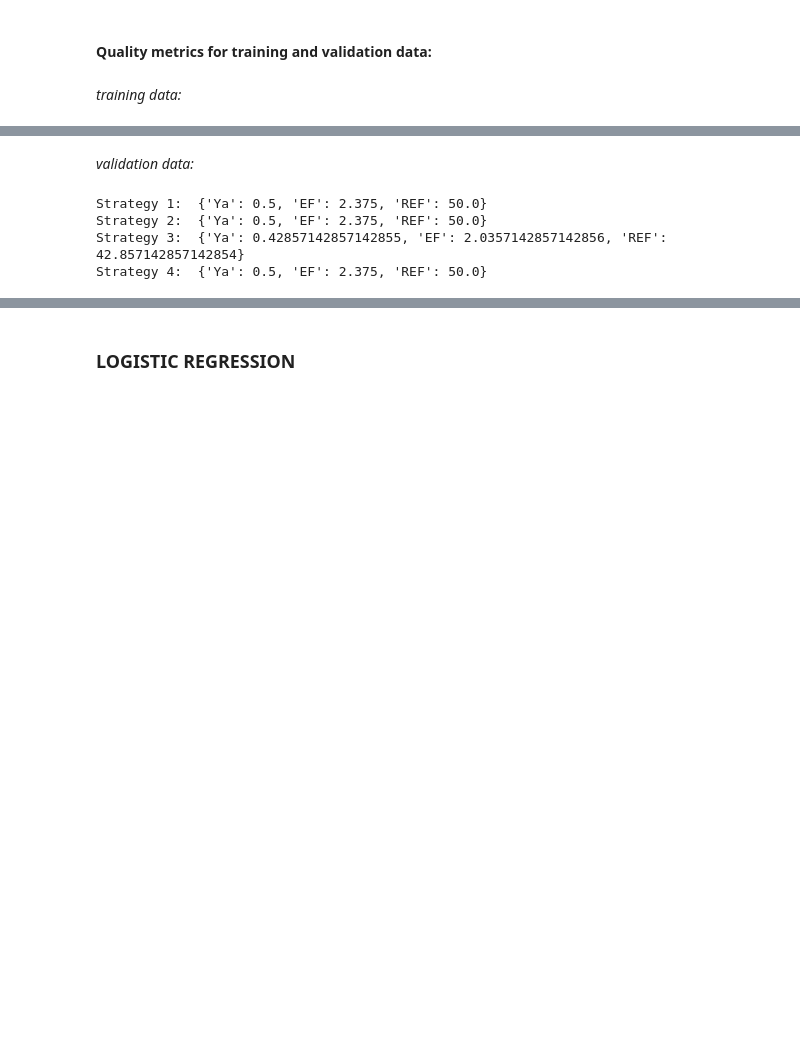
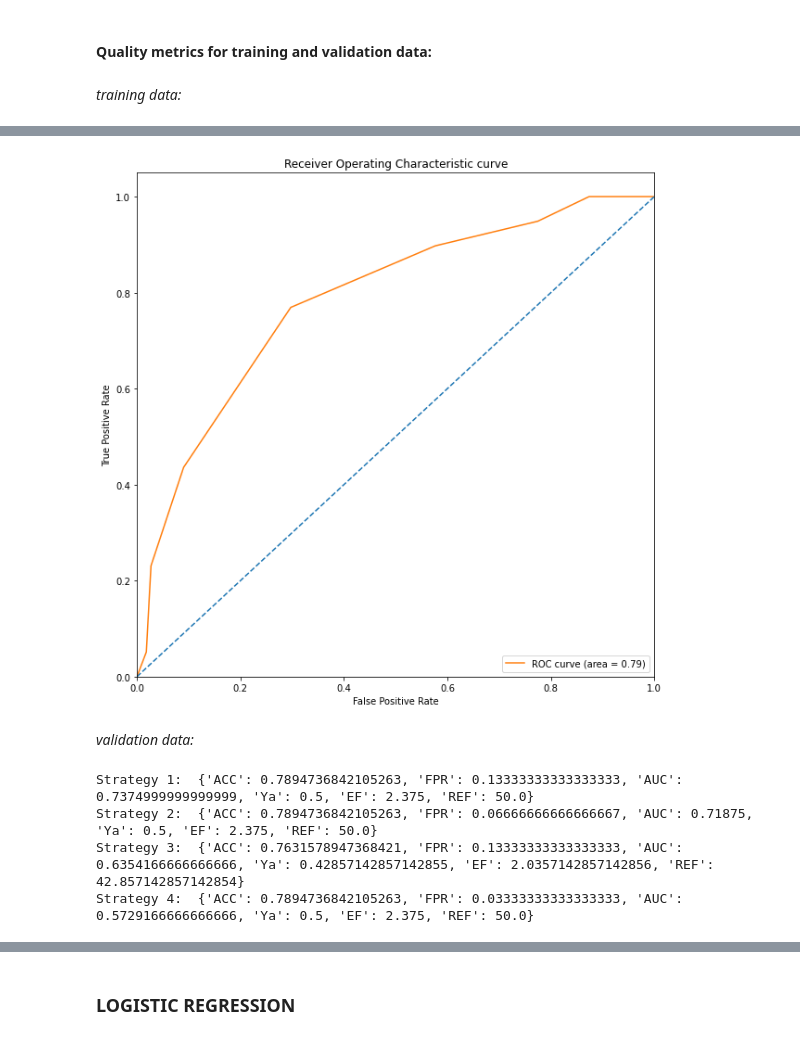
Before and after one commit to michabirklbauer/protein_docking, a Jupyter notebook: data/soluble_epoxide_hydrolase/scoring/scoring.ipynb, the cells around one changed output, grey strips where cells are left out. Drawn from its saved outputs; the diff is of its cells as text; code cells hidden in the pictures; blank space fills up the shorter version.

```diff
--- a/data/soluble_epoxide_hydrolase/scoring/scoring.ipynb
+++ b/data/soluble_epoxide_hydrolase/scoring/scoring.ipynb
@@ -281,18 +265,23 @@ Strategy 4:  {'Ya': 0.7272727272727273, 'EF': 2.797202797202797, 'REF': 72.72727
+# %%
+roc = get_metrics(train_result_strat1, 7)["ROC"]
+plot_ROC_curve(roc["fpr"], roc["tpr"], filename = "results/ROC_train_strat1.png");
+# %% [output]
+[figure, added]
 # %% [markdown]
 *validation data:*
 # %%
 print(
 "Strategy 1: ",
-get_metrics(val_result_strat1, 7),
+get_metrics(val_result_strat1, 7, pretty_print = True),
 "\nStrategy 2: ",
-get_metrics(val_result_strat2, 8),
+get_metrics(val_result_strat2, 8, pretty_print = True),
 "\nStrategy 3: ",
-get_metrics(val_result_strat3, 6),
+get_metrics(val_result_strat3, 6, pretty_print = True),
 "\nStrategy 4: ",
-get_metrics(val_result_strat4, 8)
+get_metrics(val_result_strat4, 8, pretty_print = True)
 )
 # %% [output]
-Strategy 1:  {'Ya': 0.5, 'EF': 2.375, 'REF': 50.0}
-Strategy 2:  {'Ya': 0.5, 'EF': 2.375, 'REF': 50.0}
-Strategy 3:  {'Ya': 0.42857142857142855, 'EF': 2.0357142857142856, 'REF': 42.857142857142854}
-Strategy 4:  {'Ya': 0.5, 'EF': 2.375, 'REF': 50.0}
+Strategy 1:  {'ACC': 0.7894736842105263, 'FPR': 0.13333333333333333, 'AUC': 0.7374999999999999, 'Ya': 0.5, 'EF': 2.375, 'REF': 50.0}
+Strategy 2:  {'ACC': 0.7894736842105263, 'FPR': 0.06666666666666667, 'AUC': 0.71875, 'Ya': 0.5, 'EF': 2.375, 'REF': 50.0}
+Strategy 3:  {'ACC': 0.7631578947368421, 'FPR': 0.13333333333333333, 'AUC': 0.6354166666666666, 'Ya': 0.42857142857142855, 'EF': 2.0357142857142856, 'REF': 42.857142857142854}
+Strategy 4:  {'ACC': 0.7894736842105263, 'FPR': 0.03333333333333333, 'AUC': 0.5729166666666666, 'Ya': 0.5, 'EF': 2.375, 'REF': 50.0}
```
Also changed, not shown: parts of 18 cells of this notebook, 7 other files.
